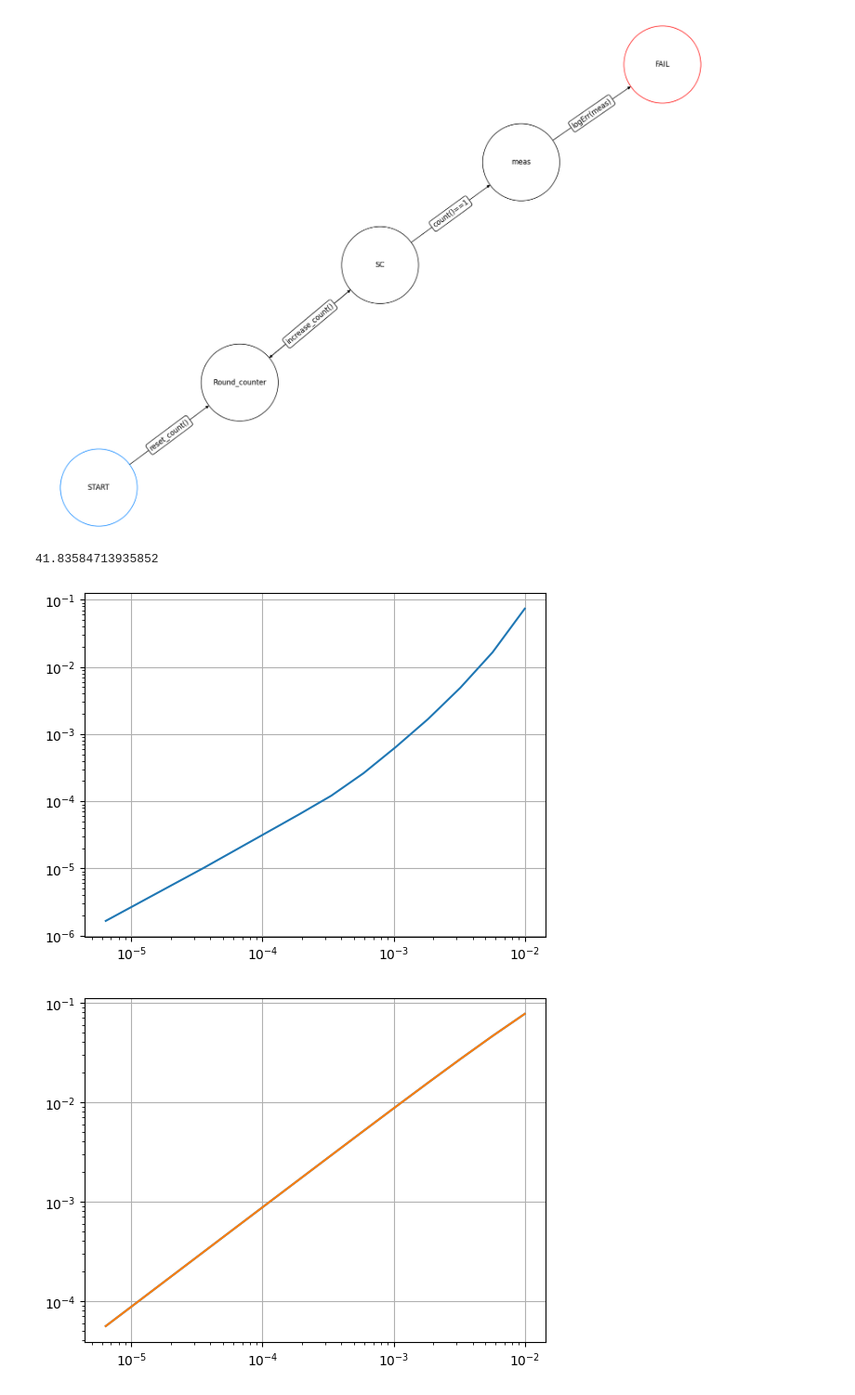
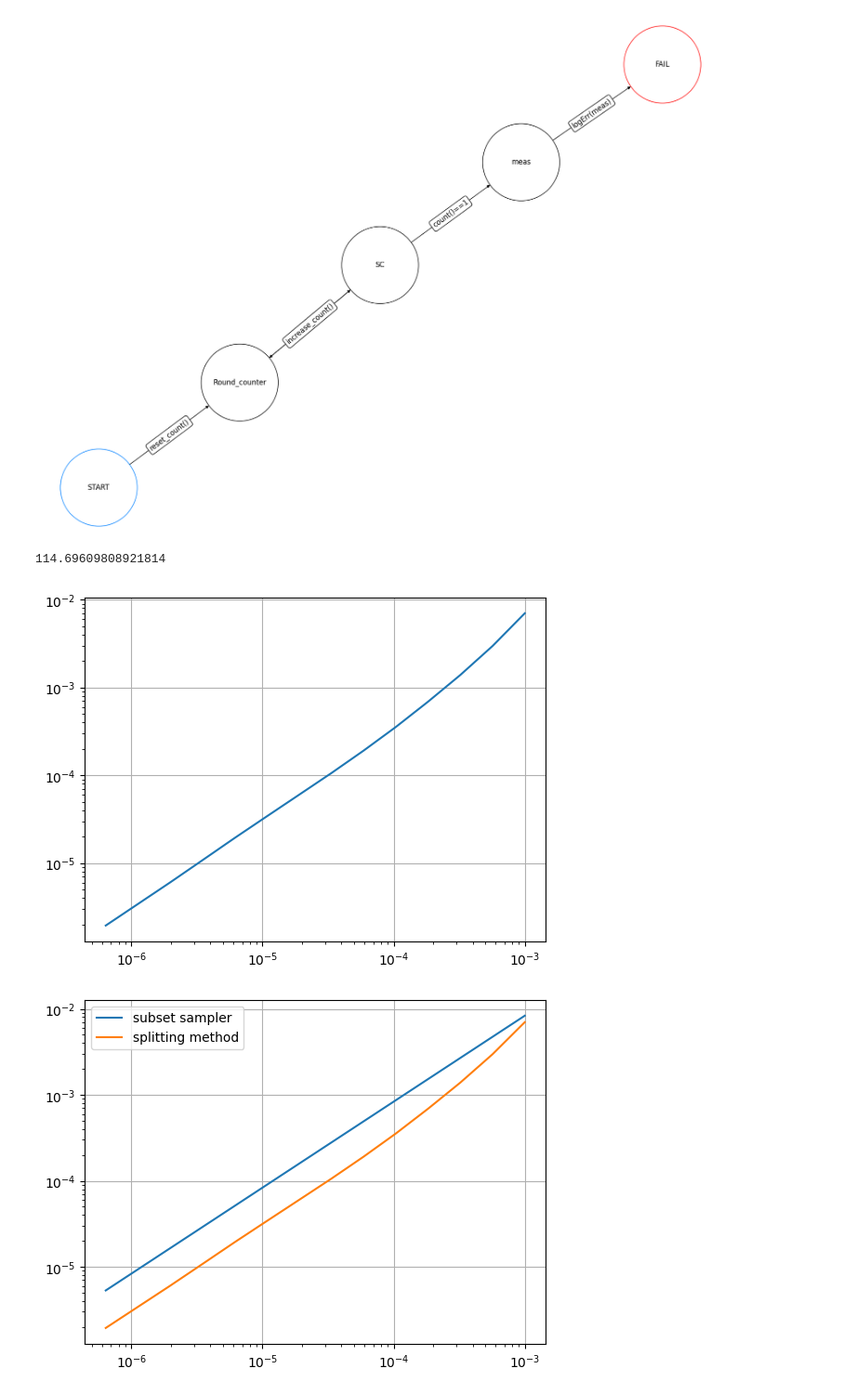
Before and after one commit to JoaoH67/qsample-stim, a Jupyter notebook: splitting.ipynb, the cells around one changed output. Shown at 93% size. Cells and saved outputs as stored; diff of their text form; code cells hidden in the pictures.

Commit message:
with splitting method

```diff
--- a/splitting.ipynb
+++ b/splitting.ipynb
@@ -63,38 +63,40 @@ surface.add_edge('meas', 'FAIL', check='logErr(meas)')
 surface.draw(figsize=(16,12), path='protocol_surface')
 
 err_model = qs.noise.E1
-stim_sam = qs.SplittingSampler(1000, protocol=surface, simulator=qs.StimSimulator,  p_max={'q': [0.01]}, err_model=err_model, distance=distance)
+stim_sam = qs.SplittingSampler(2000, protocol=surface, simulator=qs.StimSimulator,  p_max={'q': [0.001]}, err_model=err_model, distance=distance)
 #stim_sam = qs.SplittingSampler(protocol=steane0, simulator=qs.StimSimulator,  err_model=err_model, err_params=err_params)
 #stim_sam.run(1e-4)
 # %% [output]
 [figure]
 # %%
 begin_time = time.time()
-stim_sam.calculate_error(0.00001, 1000)
+stim_sam.calculate_error(0.000001, 2000)
 end_time = time.time()
 print(end_time-begin_time)
 # %% [output]
-41.83584713935852
+114.69609808921814
 # %%
 plt.plot(stim_sam.physical_p, stim_sam.logical_p)
 plt.xscale('log')
 plt.yscale('log')
 plt.grid()
 # %% [output]
-[figure, old version]
+[figure, new version]
 # %%
 err_params = {'q': stim_sam.physical_p}
 
-subset_sam = qs.SubsetSampler(protocol=surface, simulator=qs.StimSimulator,  p_max={'q': 0.01}, err_model=err_model, err_params=err_params, L=3)
+subset_sam = qs.SubsetSampler(protocol=surface, simulator=qs.StimSimulator,  p_max={'q': 0.001}, err_model=err_model, err_params=err_params, L=3)
 subset_sam.run(2000)
 
 v = subset_sam.stats()[0]
 w = subset_sam.stats()[2]
 
-plt.plot(stim_sam.physical_p, v)
-plt.plot(stim_sam.physical_p, w)
+plt.plot(stim_sam.physical_p, v, label = "subset sampler")
+plt.plot(stim_sam.physical_p, stim_sam.logical_p, label = "splitting method")
+plt.legend()
 plt.xscale('log')
 plt.yscale('log')
 plt.grid()
+plt.savefig('surface_splitting_vs_qsample.png')
 # %% [output]
-[figure, old version]
+[figure, new version]
```
Also changed, not shown: parts of 1 cell of this notebook, 32 other files.
